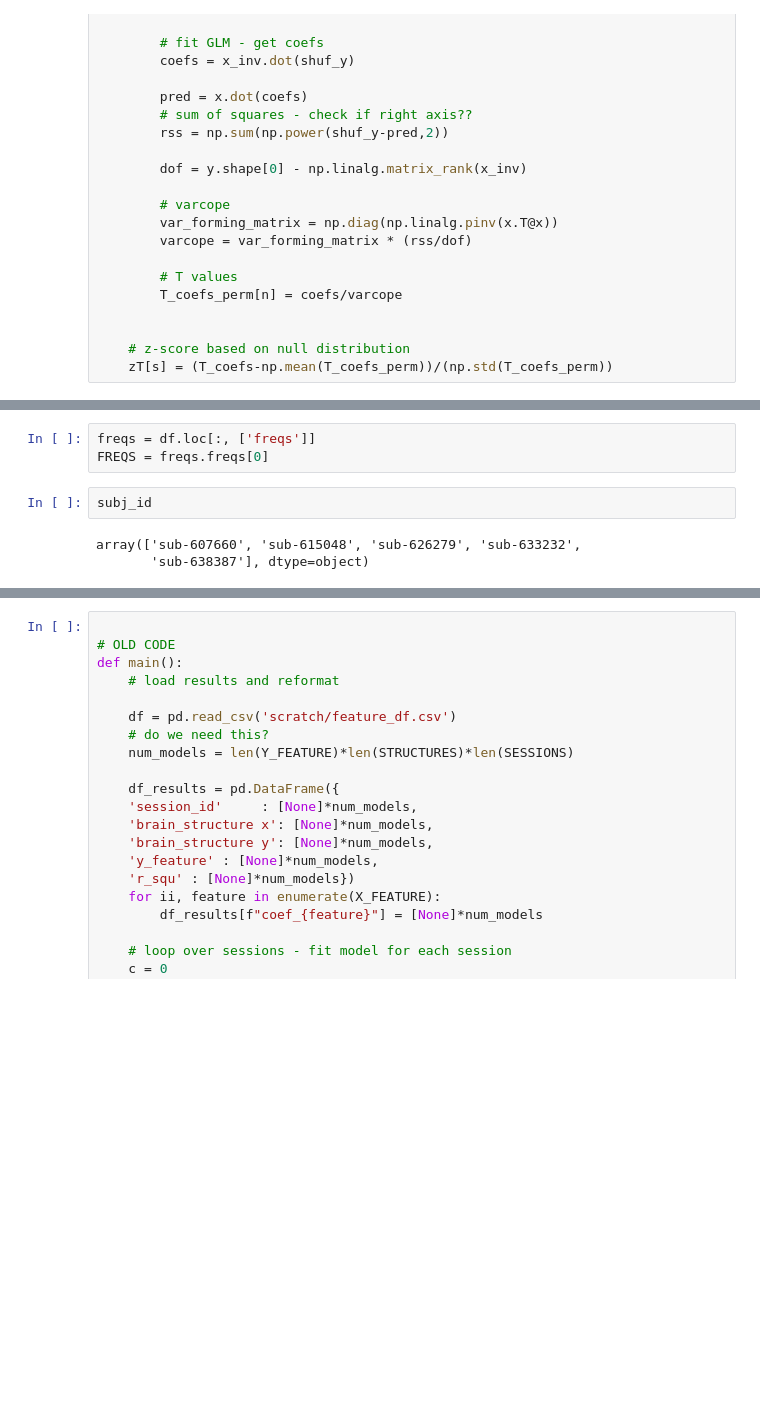
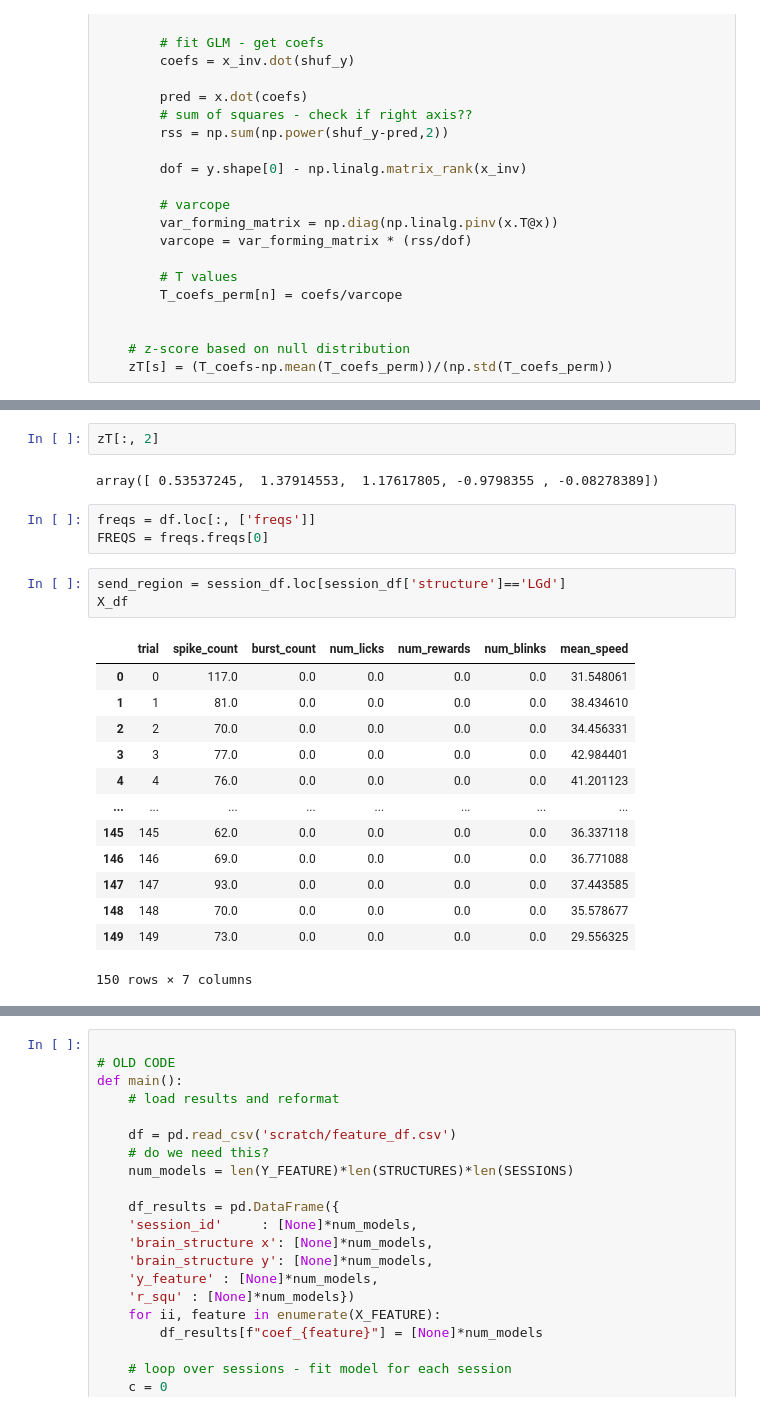
Before and after one commit to ntolley/aperiodic_shield, a Jupyter notebook: fit_models.ipynb, the cells around one changed output, grey strips where cells are left out. Drawn from its saved outputs; the diff is of its cells as text; blank space fills up the shorter version.

```diff
--- a/fit_models.ipynb
+++ b/fit_models.ipynb
@@ -147,11 +131,27 @@ Text(0, 0.5, 'z score regressor')
+# %%
+zT[:, 2]
+# %% [output]
+array([ 0.53537245,  1.37914553,  1.17617805, -0.9798355 , -0.08278389])
 # %%
 freqs = df.loc[:, ['freqs']]
 FREQS = freqs.freqs[0]
-# %%
-subj_id
-# %% [output]
-array(['sub-607660', 'sub-615048', 'sub-626279', 'sub-633232',
-       'sub-638387'], dtype=object)
+# %%
+send_region = session_df.loc[session_df['structure']=='LGd']
+X_df
+# %% [output]
+|  | trial | spike_count | burst_count | num_licks | num_rewards | num_blinks | mean_speed |
+| 0 | 0 | 117.0 | 0.0 | 0.0 | 0.0 | 0.0 | 31.548061 |
+| 1 | 1 | 81.0 | 0.0 | 0.0 | 0.0 | 0.0 | 38.434610 |
+| 2 | 2 | 70.0 | 0.0 | 0.0 | 0.0 | 0.0 | 34.456331 |
+| 3 | 3 | 77.0 | 0.0 | 0.0 | 0.0 | 0.0 | 42.984401 |
+| 4 | 4 | 76.0 | 0.0 | 0.0 | 0.0 | 0.0 | 41.201123 |
+| ... | ... | ... | ... | ... | ... | ... | ... |
+| 145 | 145 | 62.0 | 0.0 | 0.0 | 0.0 | 0.0 | 36.337118 |
+| 146 | 146 | 69.0 | 0.0 | 0.0 | 0.0 | 0.0 | 36.771088 |
+| 147 | 147 | 93.0 | 0.0 | 0.0 | 0.0 | 0.0 | 37.443585 |
+| 148 | 148 | 70.0 | 0.0 | 0.0 | 0.0 | 0.0 | 35.578677 |
+| 149 | 149 | 73.0 | 0.0 | 0.0 | 0.0 | 0.0 | 29.556325 |
+150 rows × 7 columns
 # %%
 zT_freq = np.zeros((len(subj_id),len(FREQS),8))
 T_coefs = np.zeros((len(subj_id),len(FREQS),8))
```
Also changed, not shown: parts of 6 cells of this notebook, 3 other files.
